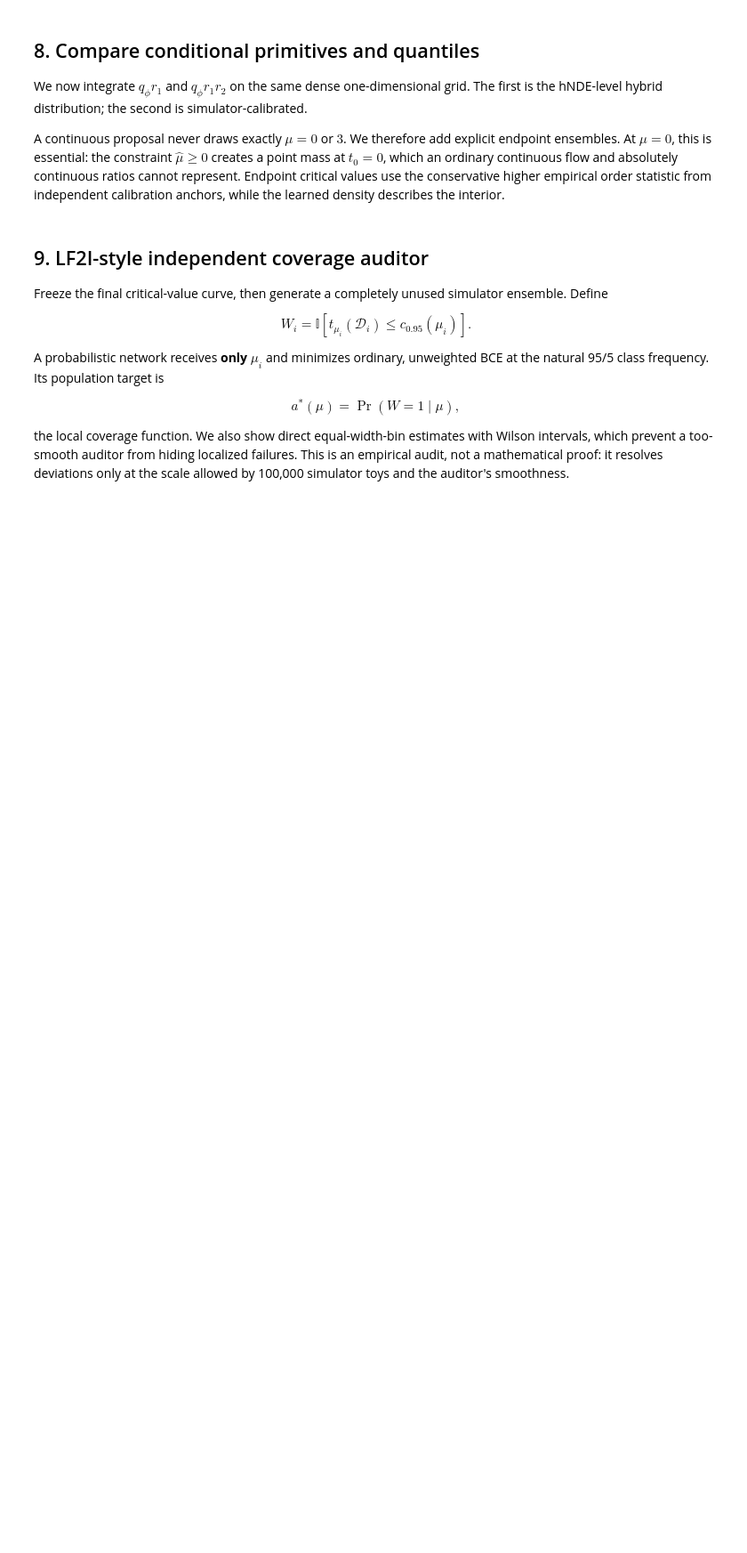
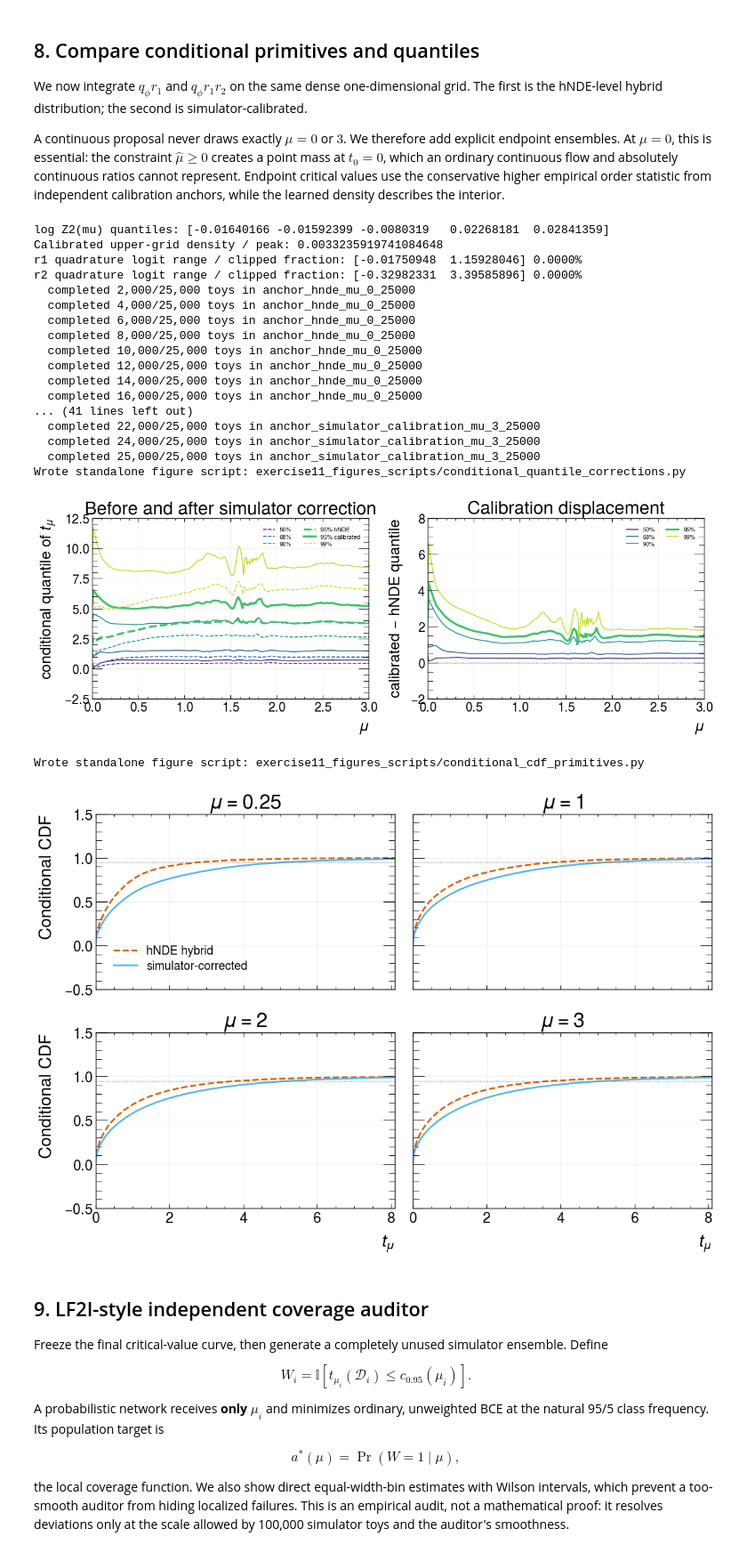
Before and after one commit to rafaellopesdesa/nsbi-lhc-toolkit, a Jupyter notebook: workshops/ml4hep_tifr_colab/Exercise_11_Hybrid_Neyman_Construction.ipynb, the cells around one changed output. Shown at 89% size. Cells and saved outputs as stored; diff of their text form; code cells hidden in the pictures; blank space fills up the shorter version.

```diff
--- a/workshops/ml4hep_tifr_colab/Exercise_11_Hybrid_Neyman_Construction.ipynb
+++ b/workshops/ml4hep_tifr_colab/Exercise_11_Hybrid_Neyman_Construction.ipynb
@@ -993,6 +1074,7 @@ by deterministic cumulative trapezoidal quadrature. This is the numerical primit
 # %%
 MU_DENSITY_GRID = np.linspace(*MU_RANGE, QUADRATURE_MU_POINTS)
 Y_MAX = float(np.quantile(np.concatenate([flow_y, ratio1_y_positive]), .99999) + 2.5)
+Y_MAX = 3.5
 Y_GRID = np.linspace(Y_MIN, Y_MAX, QUADRATURE_Y_POINTS)
 
 flow_physical_grid = conditional_density_grid(
@@ -1044,11 +1126,6 @@ flow_edge_ratio = np.max(
     / np.max(flow_physical_grid["density"], axis=1)
 )
 print("Raw-flow upper-grid density / peak:", flow_edge_ratio)
-if flow_edge_ratio > 1.0e-5:
-    raise RuntimeError(
-        "The raw-flow quadrature truncates visible upper-tail density; "
-        "increase Y_MAX."
-    )
 print(
     "r1 quadrature logit range / clipped fraction:",
     hybrid1_grid["ratio_log_range"][0],
@@ -1059,8 +1136,3 @@ hybrid1_edge_ratio = np.max(
     / np.max(hybrid1_grid["density"], axis=1)
 )
 print("Upper-grid density / peak (worst mu):", hybrid1_edge_ratio)
-if hybrid1_edge_ratio > 1.0e-5:
-    raise RuntimeError(
-        "The quadrature grid truncates visible upper-tail density; "
-        "increase Y_MAX before trusting its CDFs."
-    )
@@ -1246,11 +1369,6 @@ hybrid2_edge_ratio = np.max(
     / np.max(hybrid2_grid["density"], axis=1)
 )
 print("Calibrated upper-grid density / peak:", hybrid2_edge_ratio)
-if hybrid2_edge_ratio > 1.0e-5:
-    raise RuntimeError(
-        "The calibrated quadrature grid truncates visible upper-tail "
-        "density; increase Y_MAX."
-    )
 for stage, (log_range, clipped) in enumerate(zip(
     hybrid2_grid["ratio_log_range"],
     hybrid2_grid["ratio_clip_fraction"],
@@ -1346,33 +1464,54 @@ axes[0].set(xlabel=r"$\mu$", ylabel=r"conditional quantile of $t_\mu$",
 axes[1].axhline(0.0, color="black", ls=":", lw=1)
 axes[1].set(xlabel=r"$\mu$", ylabel="calibrated − hNDE quantile",
             title="Calibration displacement")
 for ax in axes:
     ax.grid(alpha=.2)
     ax.legend(fontsize=8, ncol=2)
 fig.tight_layout()
 export_exercise11_figure(fig, "conditional_quantile_corrections")
 plt.show()
 
 fig, axes = plt.subplots(2, 2, figsize=(11.5, 8.0), sharex=True, sharey=True)
 for ax, mu_value in zip(axes.flat, [0.25, 1.0, 2.0, 3.0]):
     index = int(np.argmin(np.abs(MU_DENSITY_GRID - mu_value)))
     t_grid = np.maximum(np.exp(Y_GRID) - T_OFFSET, 0.0)
     ax.plot(t_grid, hybrid1_grid["cdf"][index], ls="--", lw=2,
             label="hNDE hybrid")
     ax.plot(t_grid, hybrid2_grid["cdf"][index], lw=2,
             label="simulator-corrected")
     ax.axhline(.95, color="0.4", ls=":", lw=1)
     ax.set_xlim(0, max(8.0, float(critical_simulator_grid[index]) * 1.5))
     ax.set_title(rf"$\mu={mu_value:g}$")
     ax.grid(alpha=.2)
 for ax in axes[-1]:
     ax.set_xlabel(r"$t_\mu$")
 for ax in axes[:, 0]:
     ax.set_ylabel("Conditional CDF")
 axes[0, 0].legend()
 fig.tight_layout()
 export_exercise11_figure(fig, "conditional_cdf_primitives")
 plt.show()
+# %% [output]
+log Z2(mu) quantiles: [-0.01640166 -0.01592399 -0.0080319   0.02268181  0.02841359]
+Calibrated upper-grid density / peak: 0.0033235919741084648
+r1 quadrature logit range / clipped fraction: [-0.01750948  1.15928046] 0.0000%
+r2 quadrature logit range / clipped fraction: [-0.32982331  3.39585896] 0.0000%
+  completed 2,000/25,000 toys in anchor_hnde_mu_0_25000
+  completed 4,000/25,000 toys in anchor_hnde_mu_0_25000
+  completed 6,000/25,000 toys in anchor_hnde_mu_0_25000
+  completed 8,000/25,000 toys in anchor_hnde_mu_0_25000
+  completed 10,000/25,000 toys in anchor_hnde_mu_0_25000
+  completed 12,000/25,000 toys in anchor_hnde_mu_0_25000
+  completed 14,000/25,000 toys in anchor_hnde_mu_0_25000
+  completed 16,000/25,000 toys in anchor_hnde_mu_0_25000
+... (41 lines left out)
+  completed 22,000/25,000 toys in anchor_simulator_calibration_mu_3_25000
+  completed 24,000/25,000 toys in anchor_simulator_calibration_mu_3_25000
+  completed 25,000/25,000 toys in anchor_simulator_calibration_mu_3_25000
+Wrote standalone figure script: exercise11_figures_scripts/conditional_quantile_corrections.py
+[figure, added]
+Wrote standalone figure script: exercise11_figures_scripts/conditional_cdf_primitives.py
+[figure, added]
 # %% [markdown]
 ## 9. LF2I-style independent coverage auditor
 
```
Also changed, not shown: parts of 16 cells of this notebook.
